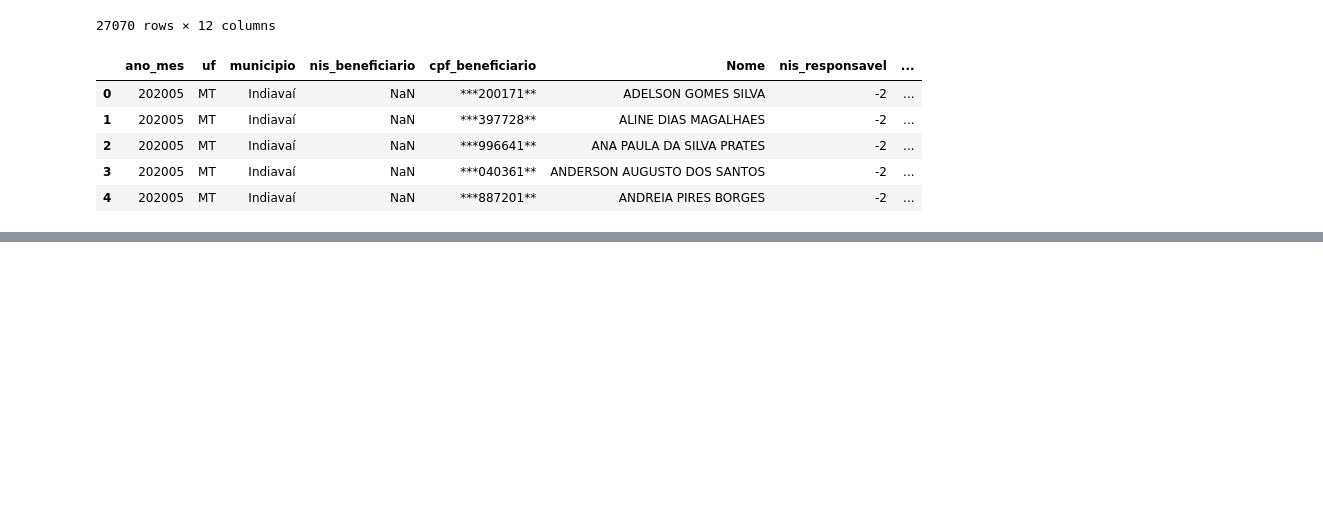
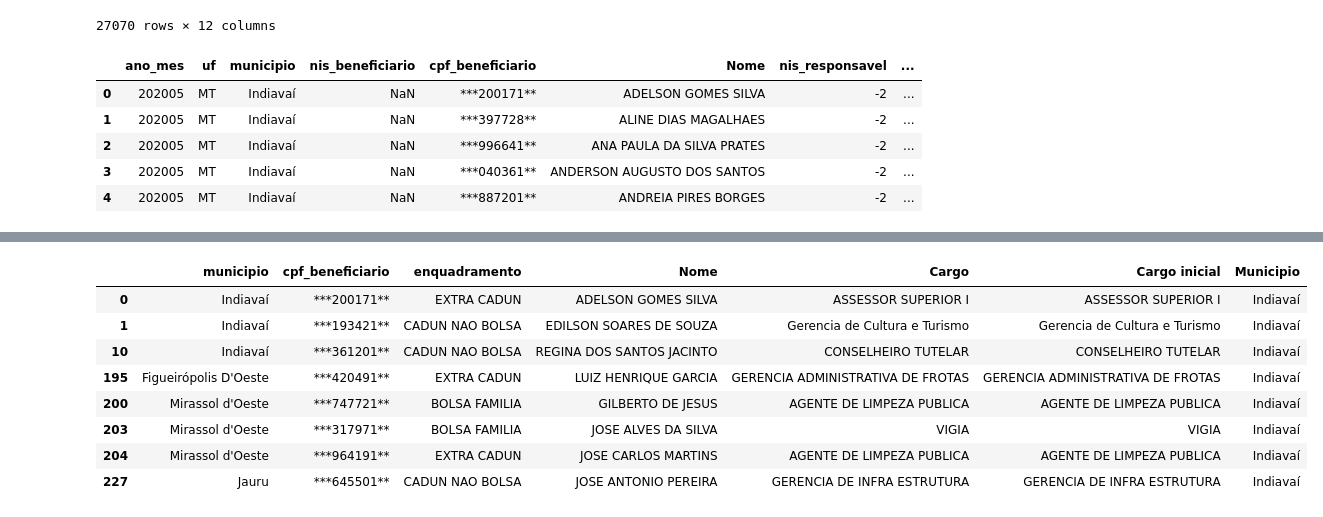
Before and after one commit to ledigofig/Auxilio-Emergencial, a Jupyter notebook: analise_municipios.ipynb, the cells around one changed output, grey strips where cells are left out. Cells and saved outputs as stored; diff of their text form; code cells hidden in the pictures; blank space fills up the shorter version.

```diff
--- a/analise_municipios.ipynb
+++ b/analise_municipios.ipynb
@@ -170,0 +188,12 @@ ser_rec_aux
+# %%
+ser_rec_aux[ser_rec_aux['Municipio'] == 'Indiavaí']
+# %% [output]
+|  | municipio | cpf_beneficiario | enquadramento | Nome | Cargo | Cargo inicial | Municipio |
+| 0 | Indiavaí | ***200171** | EXTRA CADUN | ADELSON GOMES SILVA | ASSESSOR SUPERIOR I | ASSESSOR SUPERIOR I | Indiavaí |
+| 1 | Indiavaí | ***193421** | CADUN NAO BOLSA | EDILSON SOARES DE SOUZA | Gerencia de Cultura e Turismo | Gerencia de Cultura e Turismo | Indiavaí |
+| 10 | Indiavaí | ***361201** | CADUN NAO BOLSA | REGINA DOS SANTOS JACINTO | CONSELHEIRO TUTELAR | CONSELHEIRO TUTELAR | Indiavaí |
+| 195 | Figueirópolis D'Oeste | ***420491** | EXTRA CADUN | LUIZ HENRIQUE GARCIA | GERENCIA ADMINISTRATIVA DE FROTAS | GERENCIA ADMINISTRATIVA DE FROTAS | Indiavaí |
+| 200 | Mirassol d'Oeste | ***747721** | BOLSA FAMILIA | GILBERTO DE JESUS | AGENTE DE LIMPEZA PUBLICA | AGENTE DE LIMPEZA PUBLICA | Indiavaí |
+| 203 | Mirassol d'Oeste | ***317971** | BOLSA FAMILIA | JOSE ALVES DA SILVA | VIGIA | VIGIA | Indiavaí |
+| 204 | Mirassol d'Oeste | ***964191** | EXTRA CADUN | JOSE CARLOS MARTINS | AGENTE DE LIMPEZA PUBLICA | AGENTE DE LIMPEZA PUBLICA | Indiavaí |
+| 227 | Jauru | ***645501** | CADUN NAO BOLSA | JOSE ANTONIO PEREIRA | GERENCIA DE INFRA ESTRUTURA | GERENCIA DE INFRA ESTRUTURA | Indiavaí |
```
Also changed, not shown: parts of 6 cells of this notebook, 1 other file.
